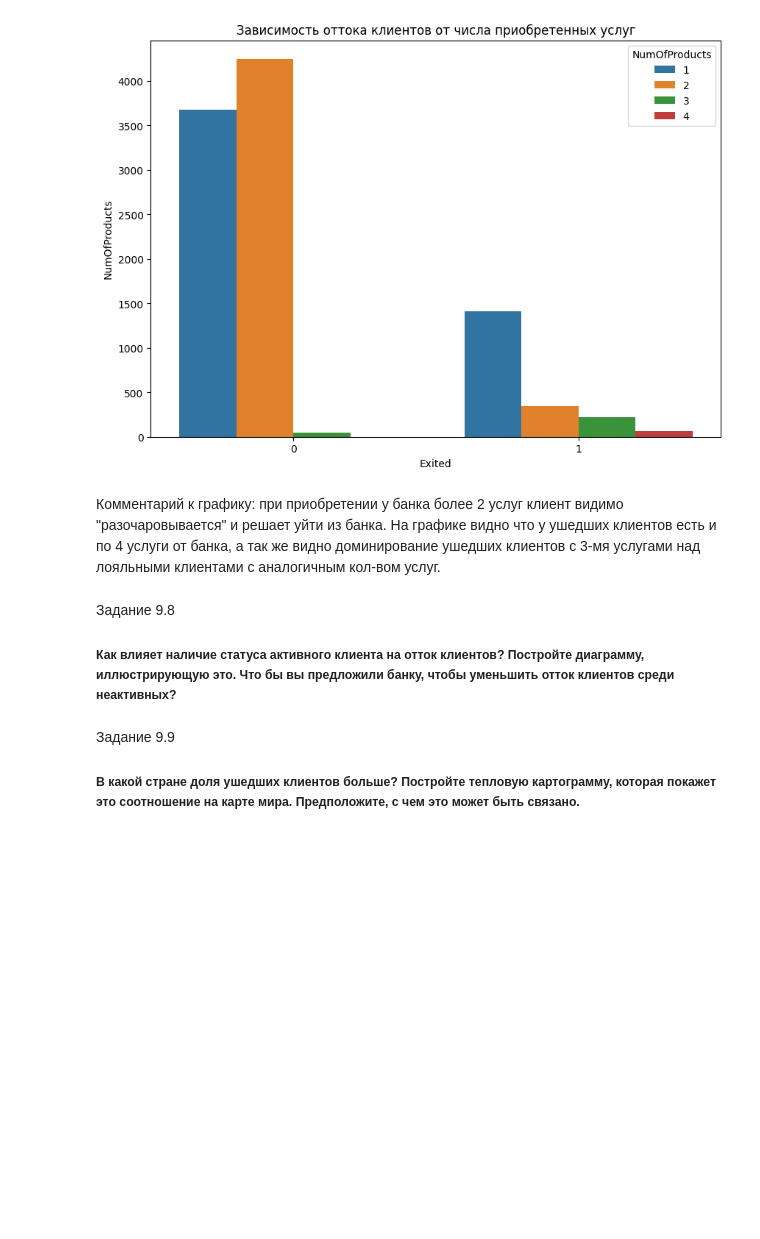
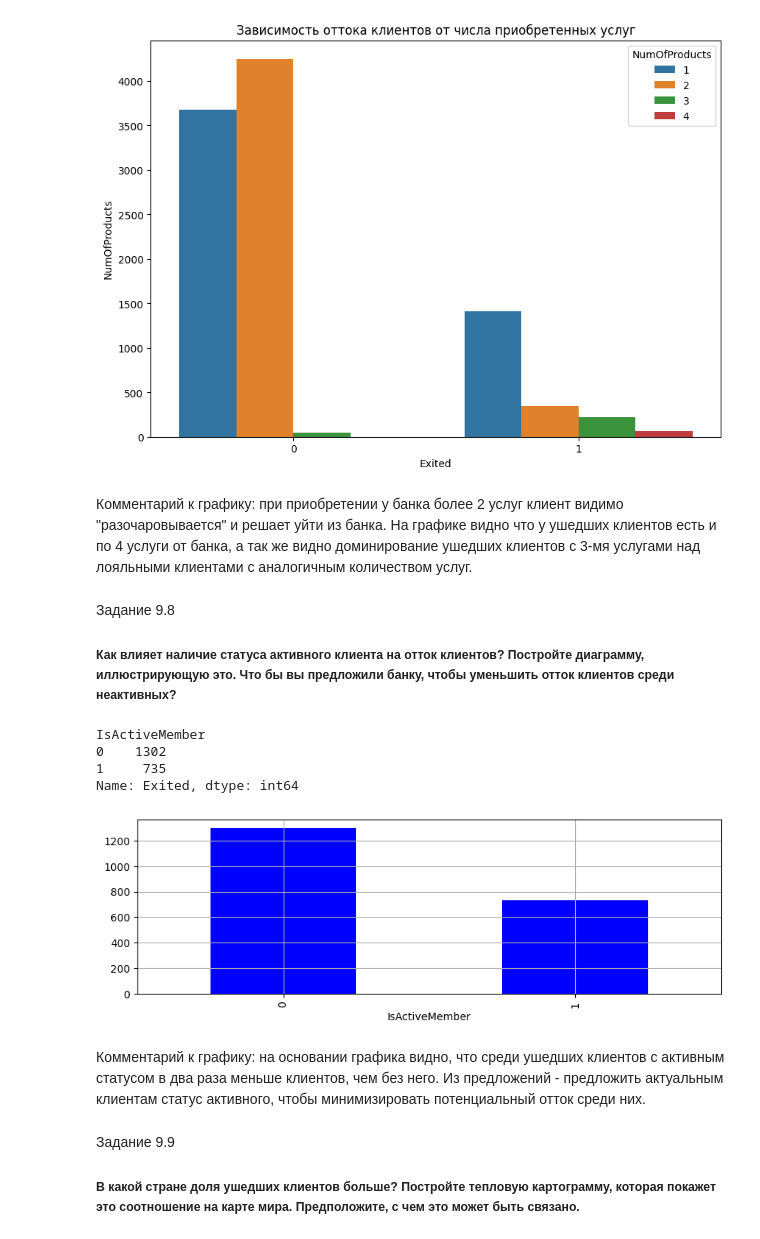
Before and after one commit to schdlr50/SF_Pandas_data_visualization, a Jupyter notebook: (Lesson 9) final task/les9.ipynb, the cells around one changed output. Saved outputs shown, nothing was run; the diff lists cells and outputs as text; code cells hidden in the pictures; blank space fills up the shorter version.

```diff
--- a/(Lesson 9) final task/les9.ipynb
+++ b/(Lesson 9) final task/les9.ipynb
@@ -141,8 +152,8 @@ axes.scatter(
 Задание 9.6
 ##### Кто чаще уходит, мужчины или женщины? Постройте график, который иллюстрирует это. Процент ушедших клиентов в каждой группе можно рассчитать как среднее по столбцу Exited (так как 1 — это ушедшие клиенты, а 0 — лояльные, среднее арифметическое по столбцу обозначает долю ушедших клиентов).
 # %%
-churn_data=churn_data.groupby(['Gender'])['Exited'].mean()
-churn_data.plot(
+churn_data1=churn_data.groupby(['Gender'])['Exited'].mean()
+churn_data1.plot(
     kind='bar',
     grid=True,
     figsize=(12, 4),
@@ -168,10 +179,27 @@ barplot.set_title('Зависимость оттока клиентов от ч
 # %% [output]
 [figure]
 # %% [markdown]
-Комментарий к графику: при приобретении у банка более 2 услуг клиент видимо "разочаровывается" и решает уйти из банка. На графике видно что у ушедших клиентов есть и по 4 услуги от банка, а так же видно доминирование ушедших клиентов с 3-мя услугами над лояльными клиентами с аналогичным кол-вом услуг.
+Комментарий к графику: при приобретении у банка более 2 услуг клиент видимо "разочаровывается" и решает уйти из банка. На графике видно что у ушедших клиентов есть и по 4 услуги от банка, а так же видно доминирование ушедших клиентов с 3-мя услугами над лояльными клиентами с аналогичным количеством услуг.
 # %% [markdown]
 Задание 9.8
 ##### Как влияет наличие статуса активного клиента на отток клиентов? Постройте диаграмму, иллюстрирующую это. Что бы вы предложили банку, чтобы уменьшить отток клиентов среди неактивных?
+# %%
+active_data = churn_data.groupby(['IsActiveMember'])['Exited'].sum()
+display(active_data)
+active_data.plot(
+    kind='bar',
+    grid=True,
+    figsize=(10, 3),
+    colormap='winter'
+);
+# %% [output]
+IsActiveMember
+0    1302
+1     735
+Name: Exited, dtype: int64
+[figure, added]
+# %% [markdown]
+Комментарий к графику: на основании графика видно, что среди ушедших клиентов с активным статусом в два раза меньше клиентов, чем без него. Из предложений - предложить актуальным клиентам статус активного, чтобы минимизировать потенциальный отток среди них.
 # %% [markdown]
 Задание 9.9
 ##### В какой стране доля ушедших клиентов больше? Постройте тепловую картограмму, которая покажет это соотношение на карте мира. Предположите, с чем это может быть связано.
```
Also changed, not shown: parts of 12 cells of this notebook.
